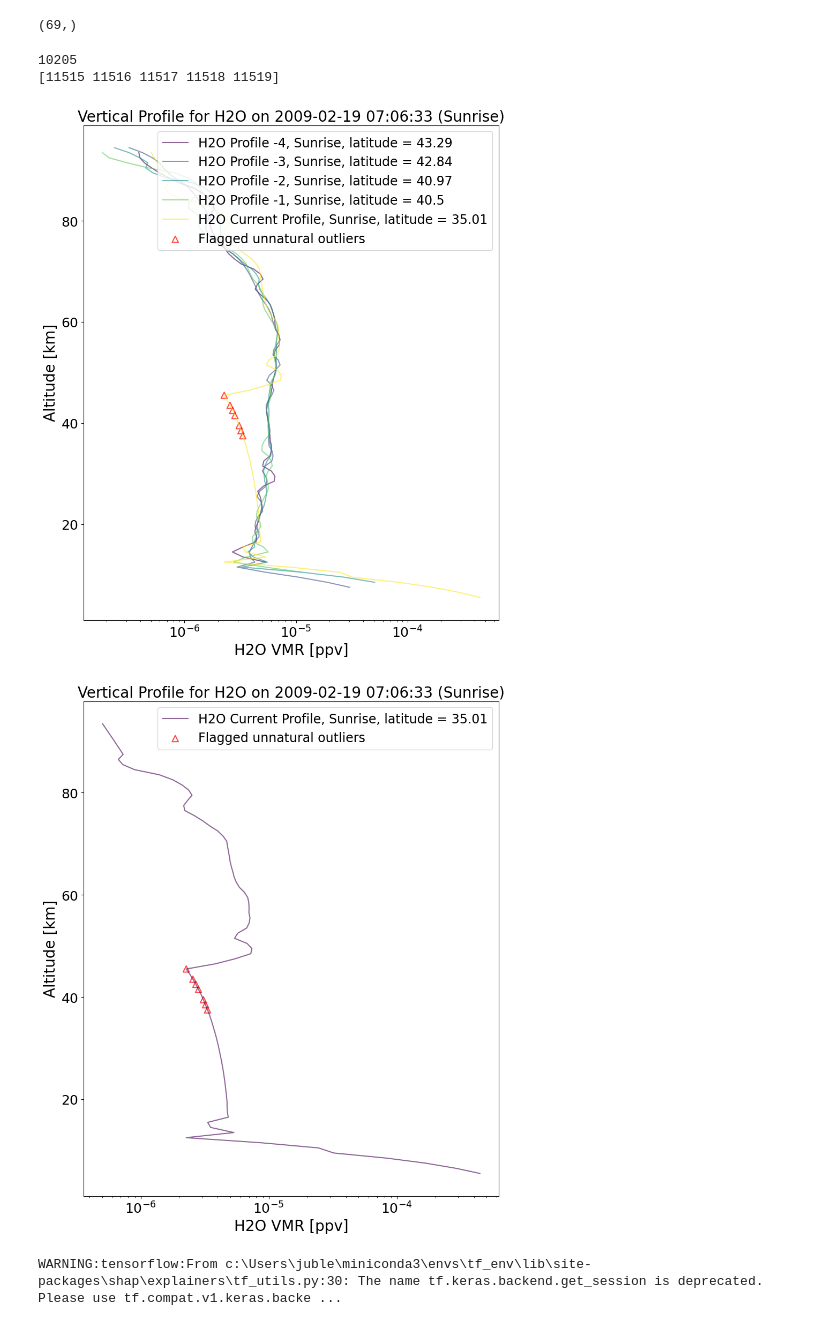
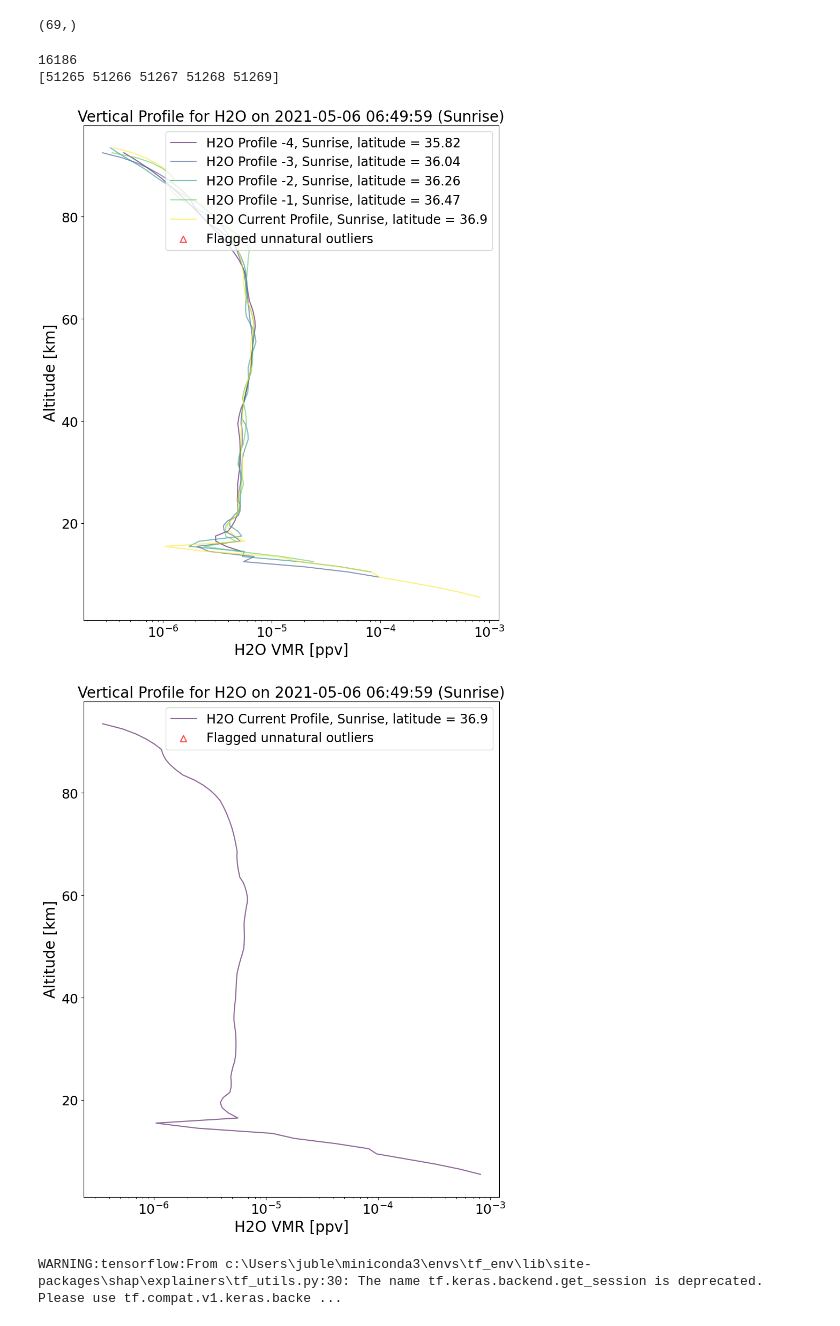
Before and after one commit to james-harvey-git/MPhys_Project, a Jupyter notebook: machine_learning.ipynb, the cells around one changed output. Cells and saved outputs as stored; diff of their text form; code cells hidden in the pictures.

```diff
--- a/machine_learning.ipynb
+++ b/machine_learning.ipynb
@@ -891,34 +891,33 @@ predicted_good_indices_FP.shape
 # %%
 reload(data_processing)
 from data_processing import vertical_profile_plot as vpp
 #18612
-idx = np.random.choice(predicted_good_indices_FP)
+idx = np.random.choice(predicted_good_indices_TP)
 print(idx)
-idx = 8871
 
 test_date_indices = feature_date_indices[indices_test]
 date_indices_example = test_date_indices[idx]
 print(date_indices_example)
 
 date_indices_example_after = date_indices_example + 2
 
 vpp('H2O', h2o_data, h2o_flags, date_indices_example)
 
 vpp('H2O', h2o_data, h2o_flags, date_index = date_indices_example[4], n_surrounding=0)
 
 
 #latitudes = h2o_data['latitude'][date_indices_example_after].values
 #plt.figure()
 
 #plt.plot(date_indices_example_after, latitudes)
 #plt.xlabel('Date Index')
 #plt.ylabel('Latitude')
 #plt.show()
 # %% [output]
-10205
-[11515 11516 11517 11518 11519]
+16186
+[51265 51266 51267 51268 51269]
-[figure, old version]
+[figure, new version]
-[figure, old version]
+[figure, new version]
 # %%
 
 
```
